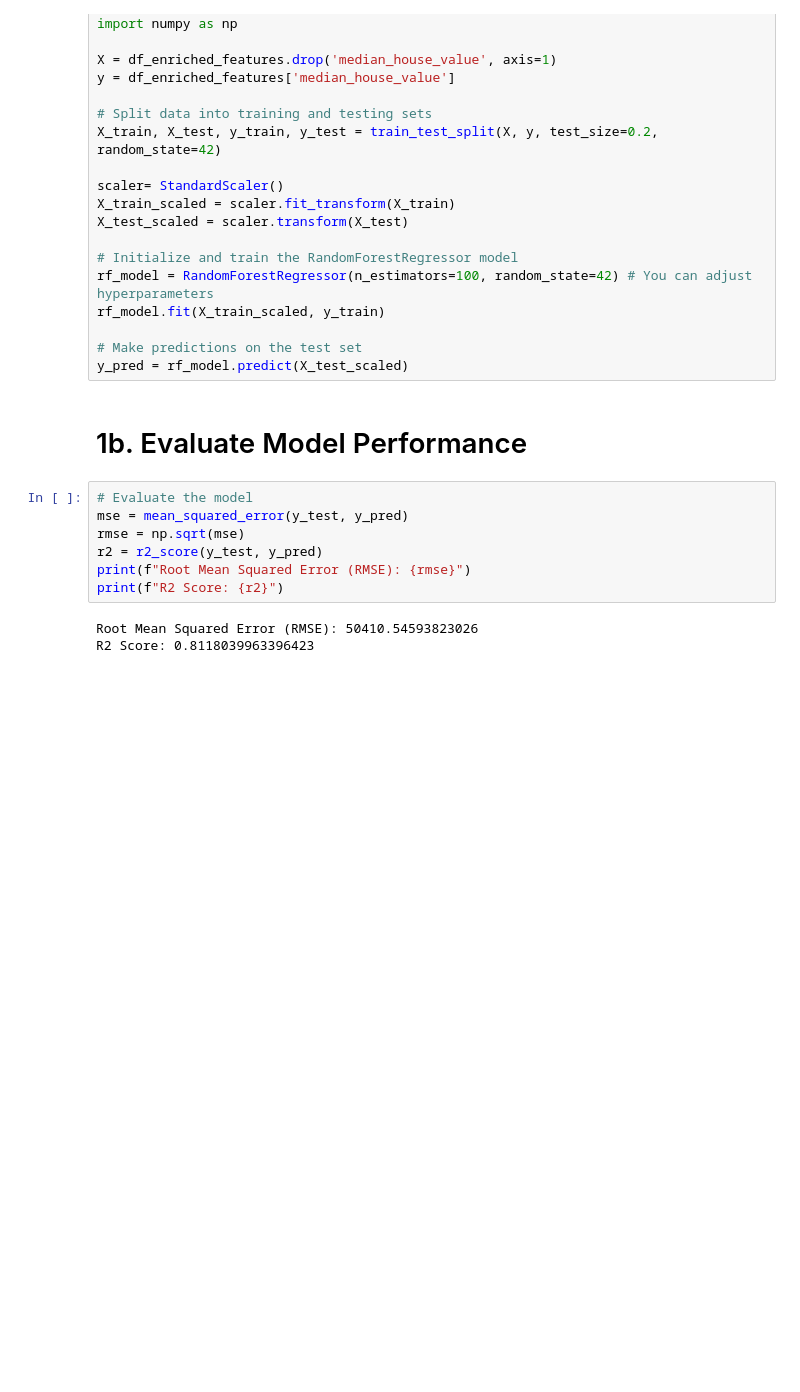
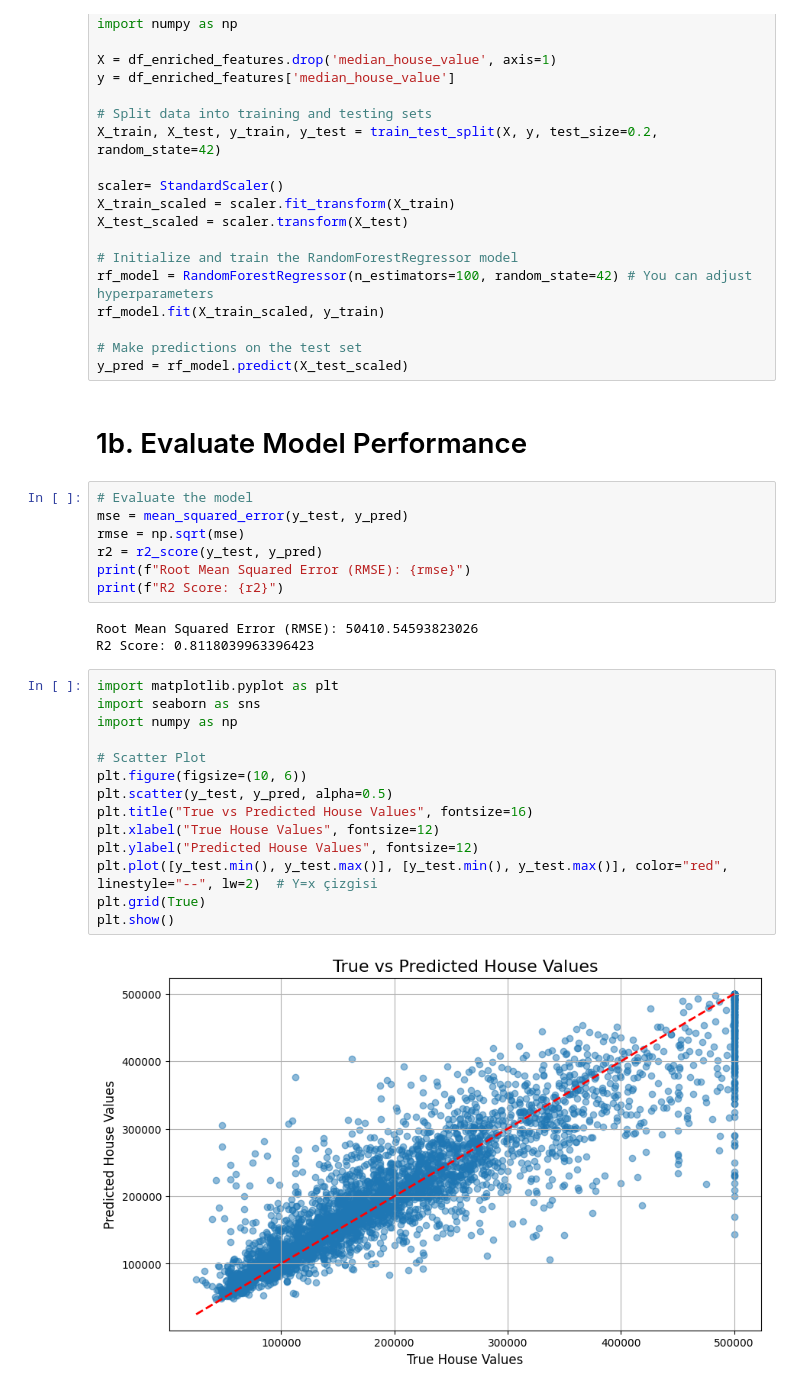
Before and after one commit to ksailesh/housing_price_project, a Jupyter notebook: Decision_Trees.ipynb, the cells around one changed output. Cells and saved outputs as stored; diff of their text form; blank space fills up the shorter version.

```diff
--- a/Decision_Trees.ipynb
+++ b/Decision_Trees.ipynb
@@ -97,3 +97,19 @@ print(f"R2 Score: {r2}")
 # %% [output]
 Root Mean Squared Error (RMSE): 50410.54593823026
 R2 Score: 0.8118039963396423
+# %%
+import matplotlib.pyplot as plt
+import seaborn as sns
+import numpy as np
+
+# Scatter Plot
+plt.figure(figsize=(10, 6))
+plt.scatter(y_test, y_pred, alpha=0.5)
+plt.title("True vs Predicted House Values", fontsize=16)
+plt.xlabel("True House Values", fontsize=12)
+plt.ylabel("Predicted House Values", fontsize=12)
+plt.plot([y_test.min(), y_test.max()], [y_test.min(), y_test.max()], color="red", linestyle="--", lw=2)  # Y=x çizgisi
+plt.grid(True)
+plt.show()
+# %% [output]
+[figure, added]
```
